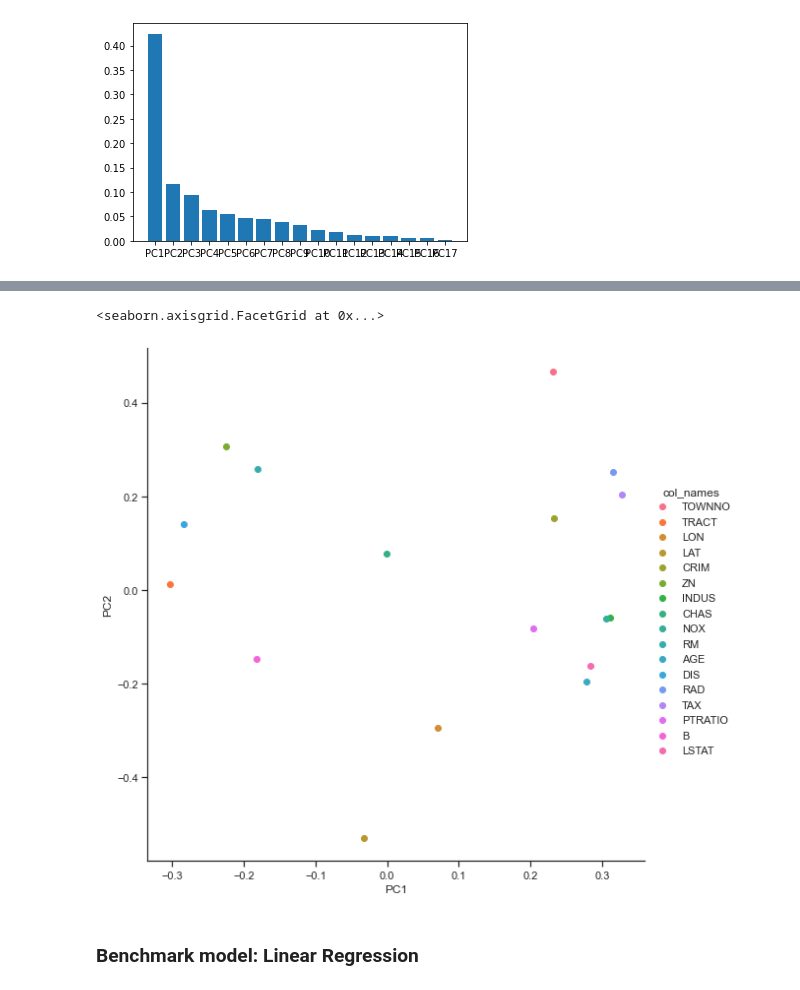
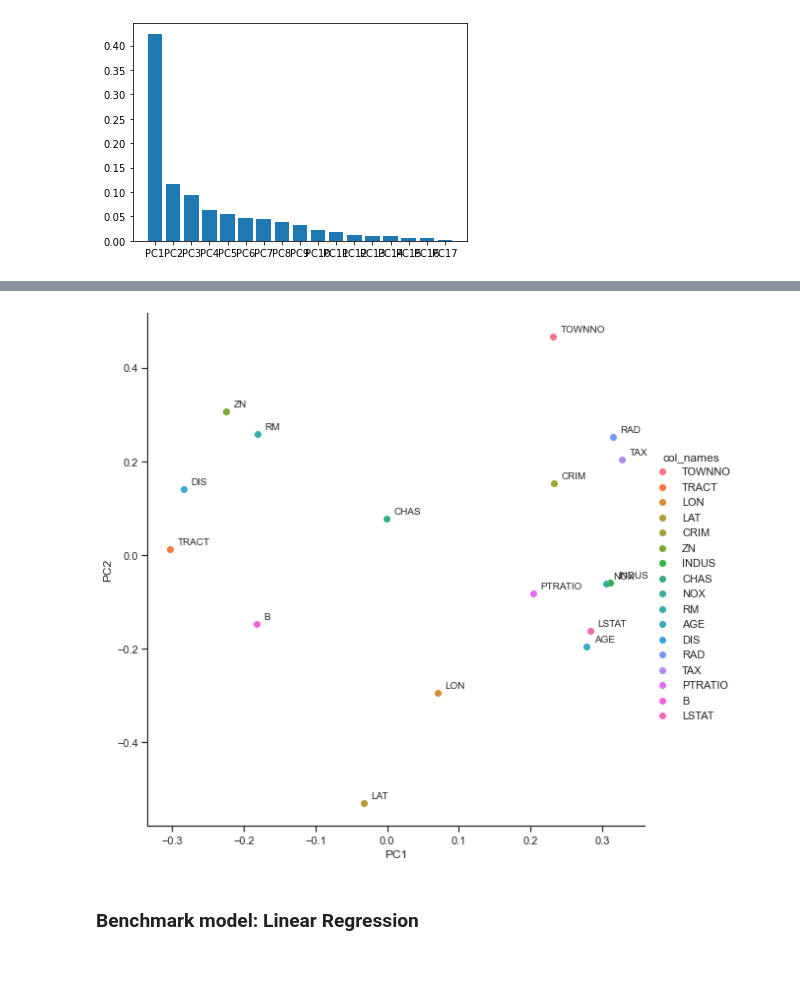
Before and after one commit to jsg16/aihack2021, a Jupyter notebook: data_exploration.ipynb, the cells around one changed output, grey strips where cells are left out. Cells and saved outputs as stored; diff of their text form; code cells hidden in the pictures.

```diff
--- a/data_exploration.ipynb
+++ b/data_exploration.ipynb
@@ -232,11 +230,12 @@ loadings.plot.scatter(x='PC1', y='PC2')
 # %%
 %matplotlib inline
 
 fg = sns.FacetGrid(data=loadings, hue='col_names', hue_order=X_train.columns, height=8)
 fg.map(plt.scatter, 'PC1', 'PC2').add_legend(ncol=1)
+for x, y, label in zip(loadings.PC1, loadings.PC2, loadings.col_names):
+    plt.text(x=x+0.01, y=y+0.01, s=label)
 # %% [output]
-<seaborn.axisgrid.FacetGrid at 0x...>
-[figure, old version]
+[figure, new version]
 # %% [markdown]
 ### Benchmark model: Linear Regression
 # %%
```
Also changed, not shown: parts of 2 cells of this notebook.
